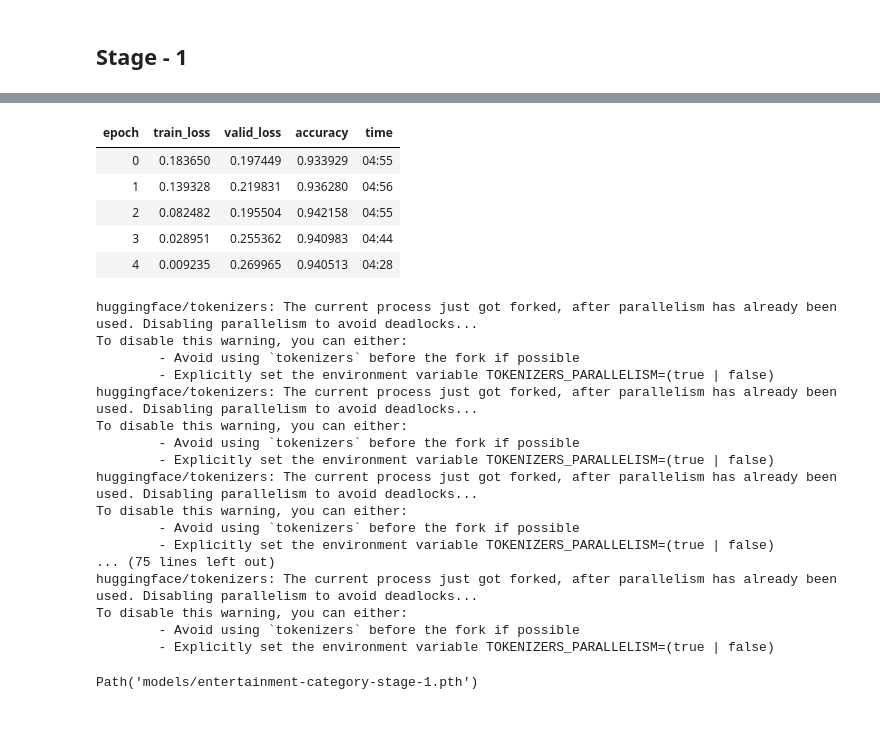
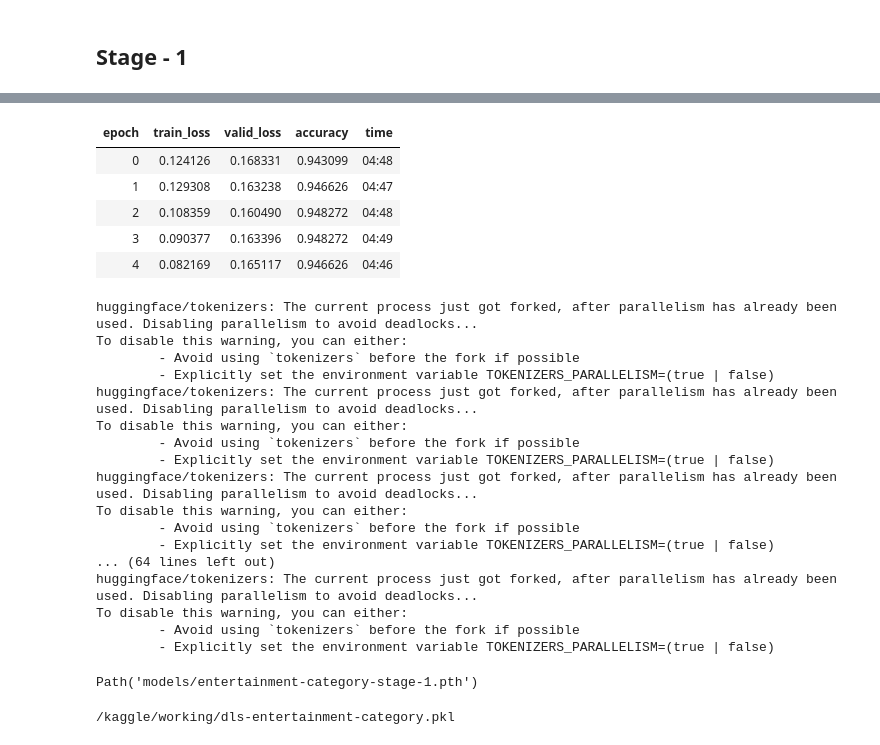
Before and after one commit to MYTE21/Entertainment.Valley, a Jupyter notebook: notebooks/category_classification/entertainment_category.ipynb, the cells around one changed output, grey strips where cells are left out. Drawn from its saved outputs; the diff is of its cells as text; code cells hidden in the pictures.

```diff
--- a/notebooks/category_classification/entertainment_category.ipynb
+++ b/notebooks/category_classification/entertainment_category.ipynb
@@ -106,18 +100,20 @@ labels_count, labels
 ## Data-Loaders and Model Setup
 # %% [markdown]
 ### Model Setup
+# %%
+labels = list(encode_category_types.keys())
 # %%
 model_name = "distilroberta-base"
 model_cls = AutoModelForSequenceClassification
 # %%
 config = AutoConfig.from_pretrained(model_name)
-config.num_labels = labels_count
+config.num_labels = len(labels)
 # %%
 hf_arch, hf_config, hf_tokenizer, hf_model = get_hf_objects(model_name, model_cls=model_cls, config=config)
 # %% [markdown]
 ### Data-Loaders
 # %%
-blocks = (TextBlock(hf_arch, hf_config, hf_tokenizer, hf_model), CategoryBlock)
+blocks = (TextBlock(hf_arch, hf_config, hf_tokenizer, hf_model), CategoryBlock(vocab=labels))
 dblock = DataBlock(blocks=blocks, get_x=ColReader("description"), get_y=ColReader("category"), splitter=RandomSplitter(valid_pct=0.1, seed=42))
 # %%
 dls = dblock.dataloaders(df, bs=32)
@@ -184,4 +184,4 @@ SuggestedLRs(minimum=5.754399462603033e-05, steep=0.00010964782268274575)
 # %%
-learner.fit_one_cycle(1, 8.25e-5)
+learner.fit_one_cycle(1, 3.5e-5)
 # %% [output]
 | epoch | train_loss | valid_loss | accuracy | time |
@@ -230,12 +231,12 @@ SuggestedLRs(slide=0.00015848931798245758, valley=2.511886486900039e-05)
 # %%
-learner.fit_one_cycle(5, slice(1.25e-4, 2.75e-5))
+learner.fit_one_cycle(5, slice(6.25e-6, 2.25e-6))
 # %% [output]
 | epoch | train_loss | valid_loss | accuracy | time |
-| 0 | 0.183650 | 0.197449 | 0.933929 | 04:55 |
-| 1 | 0.139328 | 0.219831 | 0.936280 | 04:56 |
-| 2 | 0.082482 | 0.195504 | 0.942158 | 04:55 |
-| 3 | 0.028951 | 0.255362 | 0.940983 | 04:44 |
-| 4 | 0.009235 | 0.269965 | 0.940513 | 04:28 |
+| 0 | 0.124126 | 0.168331 | 0.943099 | 04:48 |
+| 1 | 0.129308 | 0.163238 | 0.946626 | 04:47 |
+| 2 | 0.108359 | 0.160490 | 0.948272 | 04:48 |
+| 3 | 0.090377 | 0.163396 | 0.948272 | 04:49 |
+| 4 | 0.082169 | 0.165117 | 0.946626 | 04:46 |
 huggingface/tokenizers: The current process just got forked, after parallelism has already been used. Disabling parallelism to avoid deadlocks...
 To disable this warning, you can either:
         - Avoid using `tokenizers` before the fork if possible
@@ -248,7 +249,7 @@ huggingface/tokenizers: The current process just got forked, after parallelism h
 To disable this warning, you can either:
         - Avoid using `tokenizers` before the fork if possible
         - Explicitly set the environment variable TOKENIZERS_PARALLELISM=(true | false)
-... (75 lines left out)
+... (64 lines left out)
 huggingface/tokenizers: The current process just got forked, after parallelism has already been used. Disabling parallelism to avoid deadlocks...
 To disable this warning, you can either:
         - Avoid using `tokenizers` before the fork if possible
@@ -259,3 +260,9 @@ learner.save("entertainment-category-stage-1")
 Path('models/entertainment-category-stage-1.pth')
 # %%
 learner.export("models/entertainment-category-stage-1.pkl")
+# %%
+from IPython.display import FileLink
+
+FileLink(f"dls-entertainment-category.pkl")
+# %% [output]
+/kaggle/working/dls-entertainment-category.pkl
```
Also changed, not shown: parts of 13 cells of this notebook, 1 other file.
